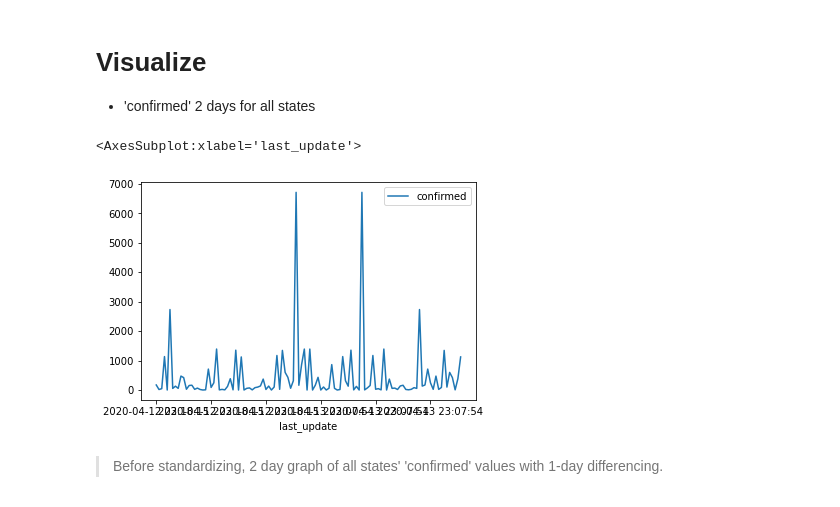
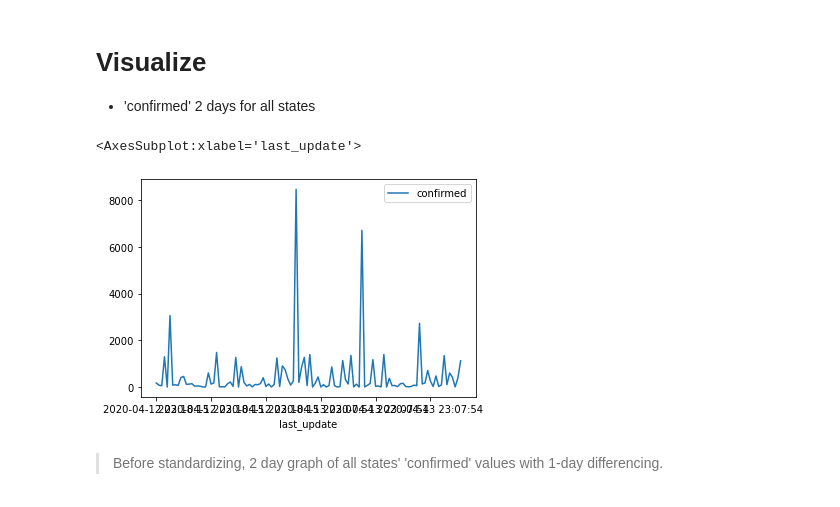
Before and after one commit to jungsNN/covid19-forecast, a Jupyter notebook: roughdraft_5.ipynb, the cells around one changed output. Drawn from its saved outputs; the diff is of its cells as text; code cells hidden in the pictures.

```diff
--- a/roughdraft_5.ipynb
+++ b/roughdraft_5.ipynb
@@ -146,0 +140,41 @@ daily_dif_dict['Pennsylvania'].head()
+# %%
+# List of continuous variables
+
+
+numerical_cols = ['confirmed', 'deaths', 'recovered', 'active',
+                  'people_tested', 'testing_rate', 'mortality_rate', 'incident_rate']
+                  #'people_hospitalized',  'hospitalization_rate']
+#fillna_cols = ['recovered', 'active', 'mortality_rate']
+
+diffDict = {}
+for name, alldf in allts.groupby('state'):
+    statedf = allts.loc[allts.state == name, :].copy()
+
+    # Convert last_update into datetime type
+    last_update = pd.DatetimeIndex(statedf.loc[:, 'last_update'])
+    statedf.set_index(last_update, inplace=True)
+
+    # Fill all nulls with 0
+    statedf.fillna(0.0, inplace=True)
+
+    # Create new categorical columns for date/time
+    statedf.loc[:, 'month'] = last_update.month.values.astype('int')
+    statedf.loc[:, 'day'] = last_update.day.values.astype('int')
+    statedf.loc[:, 'region'] = 4
+
+    # Match the region values for each state
+    for l in range(len(geo_list)):
+        if name in geo_list[l]:
+            statedf.loc[:, 'region'] = l
+
+    # Convert the data into one day diff values
+    diff_cols = statedf[numerical_cols].diff()
+
+    # Backfill with 3 day avg of first 3 days
+    diff_cols.iloc[0] = diff_cols.iloc[1:4].resample('3D').mean().dropna(how='any', axis=0).values#..bfill()
+    statedf[numerical_cols] = diff_cols
+
+    diffDict[name] = statedf
+
+
+pd.concat(diffDict).head(10)
@@ -218,10 +220,11 @@ us_diff.head()
 # Visualize
 * 'confirmed' 2 days for all states
 # %%
-us_diff.sort_values(by='last_update').iloc[:56*2].plot(x='last_update', y='confirmed')
+diffdf = pd.concat(diffDict, axis=0).reset_index(level=[0, 'last_update'], drop=True)
+diffdf.sort_values(by='last_update').iloc[:56*2].plot(x='last_update', y='confirmed')
 # %% [output]
 <AxesSubplot:xlabel='last_update'>
-[figure, old version]
+[figure, new version]
 # %% [markdown]
    > Before standardizing, 2 day graph of all states' 'confirmed' values with 1-day differencing.
 # %%
```
Also changed, not shown: parts of 38 cells of this notebook, 1 other file.
